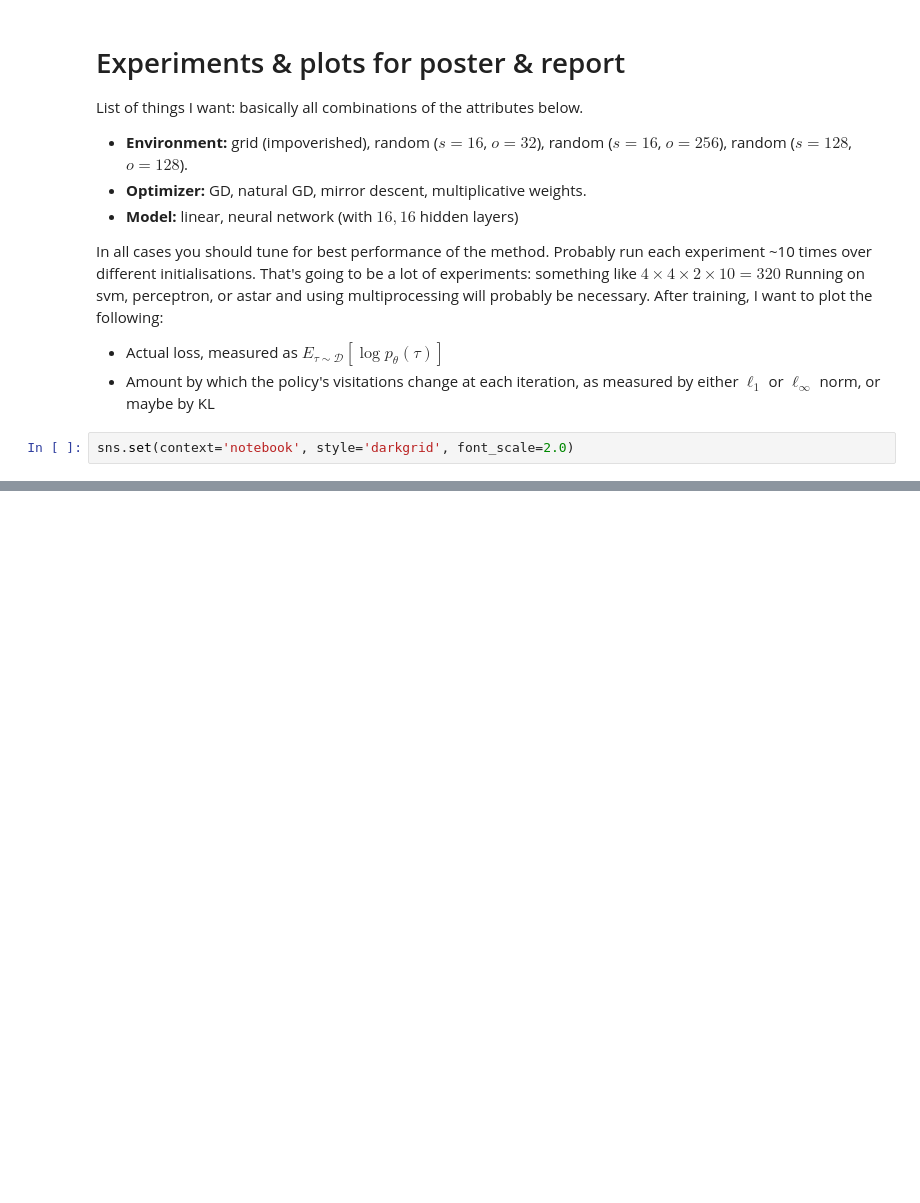
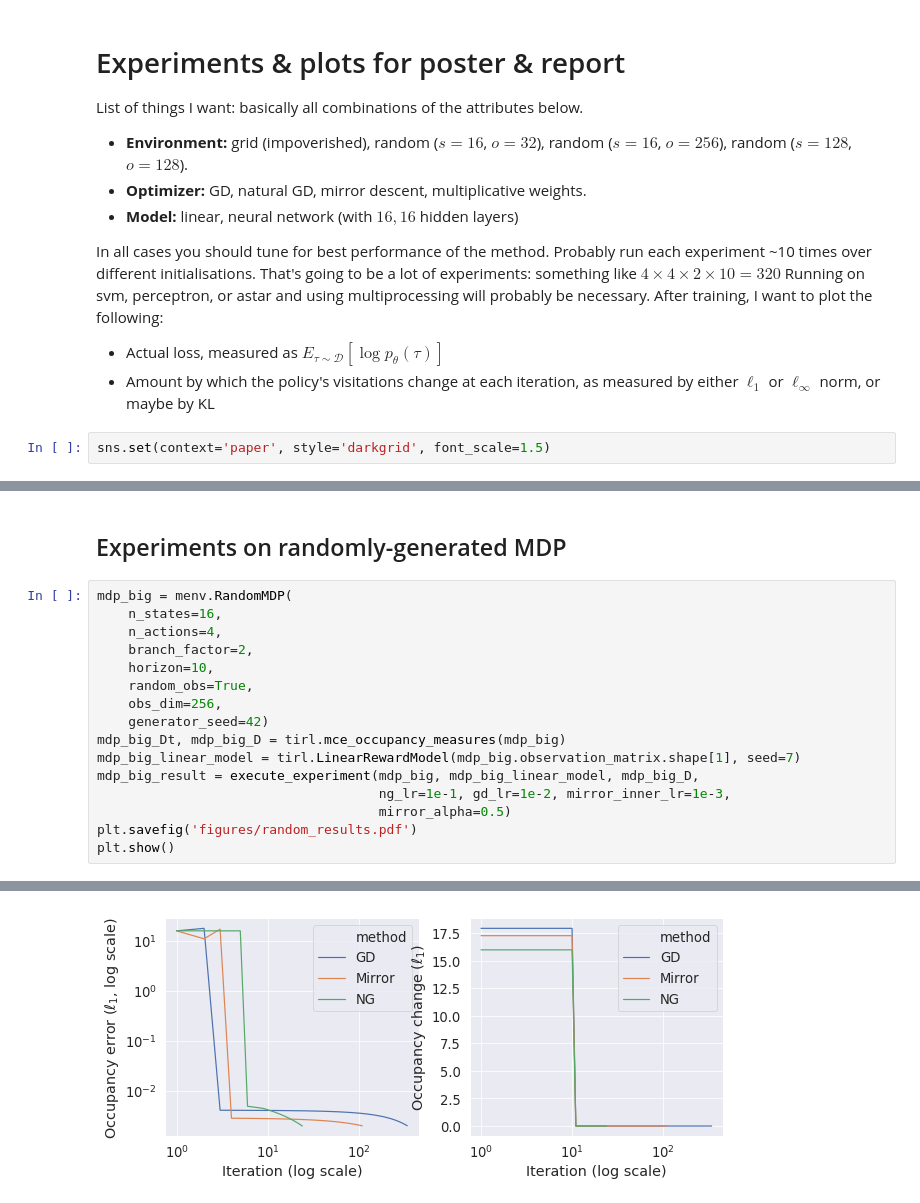
Before and after one commit to ymetz/imitation, a Jupyter notebook: notebooks/natural-mce-irl.ipynb, the cells around one changed output, grey strips where cells are left out. Drawn from its saved outputs; the diff is of its cells as text; blank space fills up the shorter version.

```diff
--- a/notebooks/natural-mce-irl.ipynb
+++ b/notebooks/natural-mce-irl.ipynb
@@ -180,7 +189,7 @@ In all cases you should tune for best performance of the method. Probably run ea
 - Actual loss, measured as $E_{\tau \sim \mathcal D}[\log p_\theta(\tau)]$
 - Amount by which the policy's visitations change at each iteration, as measured by either $\ell_1$ or $\ell_\infty$ norm, or maybe by KL
 # %%
-sns.set(context='notebook', style='darkgrid', font_scale=2.0)
+sns.set(context='paper', style='darkgrid', font_scale=1.5)
 # %%
 !mkdir -p figures
 
@@ -338,0 +285,19 @@ Occupancy measure error@iter  1520: 0.102422 (||params||=8.930202, ||grad||=0.03
+# %% [markdown]
+## Experiments on randomly-generated MDP
+# %%
+mdp_big = menv.RandomMDP(
+    n_states=16,
+    n_actions=4,
+    branch_factor=2,
+    horizon=10,
+    random_obs=True,
+    obs_dim=256,
+    generator_seed=42)
+mdp_big_Dt, mdp_big_D = tirl.mce_occupancy_measures(mdp_big)
+mdp_big_linear_model = tirl.LinearRewardModel(mdp_big.observation_matrix.shape[1], seed=7)
+mdp_big_result = execute_experiment(mdp_big, mdp_big_linear_model, mdp_big_D,
+                                    ng_lr=1e-1, gd_lr=1e-2, mirror_inner_lr=1e-3,
+                                    mirror_alpha=0.5)
+plt.savefig('figures/random_results.pdf')
+plt.show()
+# %% [output]
@@ -338,0 +321 @@ Occupancy measure error@iter  1520: 0.102422 (||params||=8.930202, ||grad||=0.03
+[figure, added]
```
Also changed, not shown: parts of 21 cells of this notebook, 2 other files.
